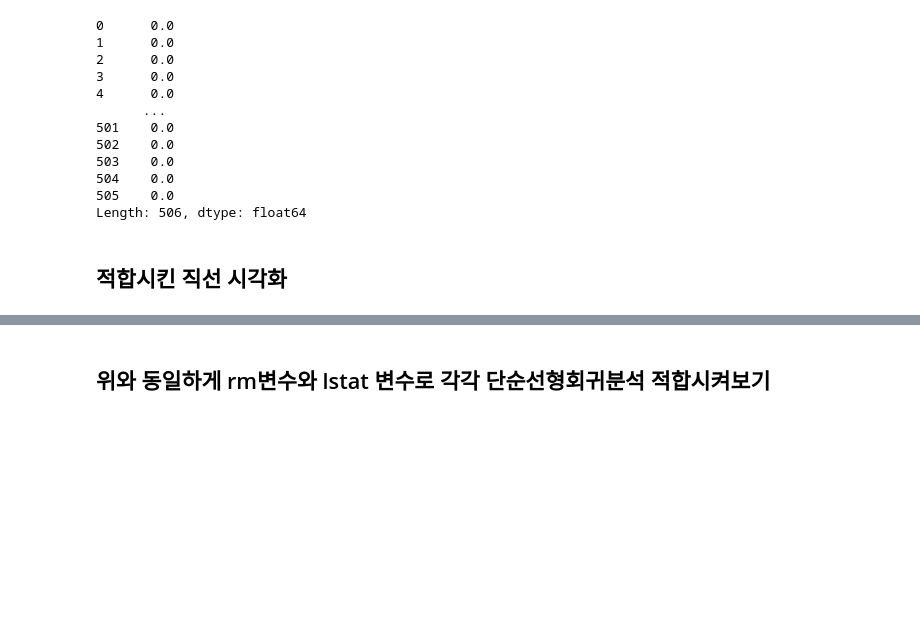
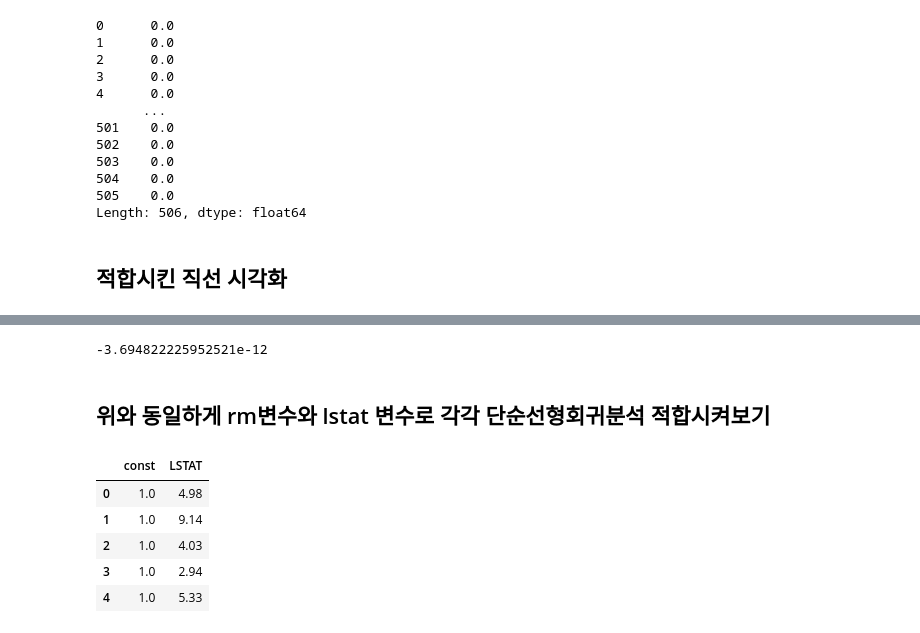
Before and after one commit to 2nchanter/Machine_Learning, a Jupyter notebook: Fast_ML/Part2_머신러닝의 시작/1_Jupyter Notebook/1. 단순선형회귀분석 실습 - 단순선형회귀 적합 및 해석_Before.ipynb, the cells around one changed output, grey strips where cells are left out. Drawn from its saved outputs; the diff is of its cells as text; code cells hidden in the pictures; blank space fills up the shorter version.

```diff
--- a/Fast_ML/Part2_머신러닝의 시작/1_Jupyter Notebook/1. 단순선형회귀분석 실습 - 단순선형회귀 적합 및 해석_Before.ipynb
+++ b/Fast_ML/Part2_머신러닝의 시작/1_Jupyter Notebook/1. 단순선형회귀분석 실습 - 단순선형회귀 적합 및 해석_Before.ipynb
@@ -198,4 +207,7 @@ plt.show()
 # %%
 ##잔차의 합계산해보기
+np.sum(fitted_model1.resid)
+# %% [output]
+-3.694822225952521e-12
 # %% [markdown]
 ## 위와 동일하게 rm변수와 lstat 변수로 각각 단순선형회귀분석 적합시켜보기
@@ -205,0 +214,12 @@ plt.show()
+# %%
+# 상수항추가
+rm1 = sm.add_constant(rm,has_constant="add")
+lstat1 = sm.add_constant(lstat,has_constant="add")
+lstat1.head()
+# %% [output]
+|  | const | LSTAT |
+| 0 | 1.0 | 4.98 |
+| 1 | 1.0 | 9.14 |
+| 2 | 1.0 | 4.03 |
+| 3 | 1.0 | 2.94 |
+| 4 | 1.0 | 5.33 |
```
Also changed, not shown: parts of 16 cells of this notebook.
